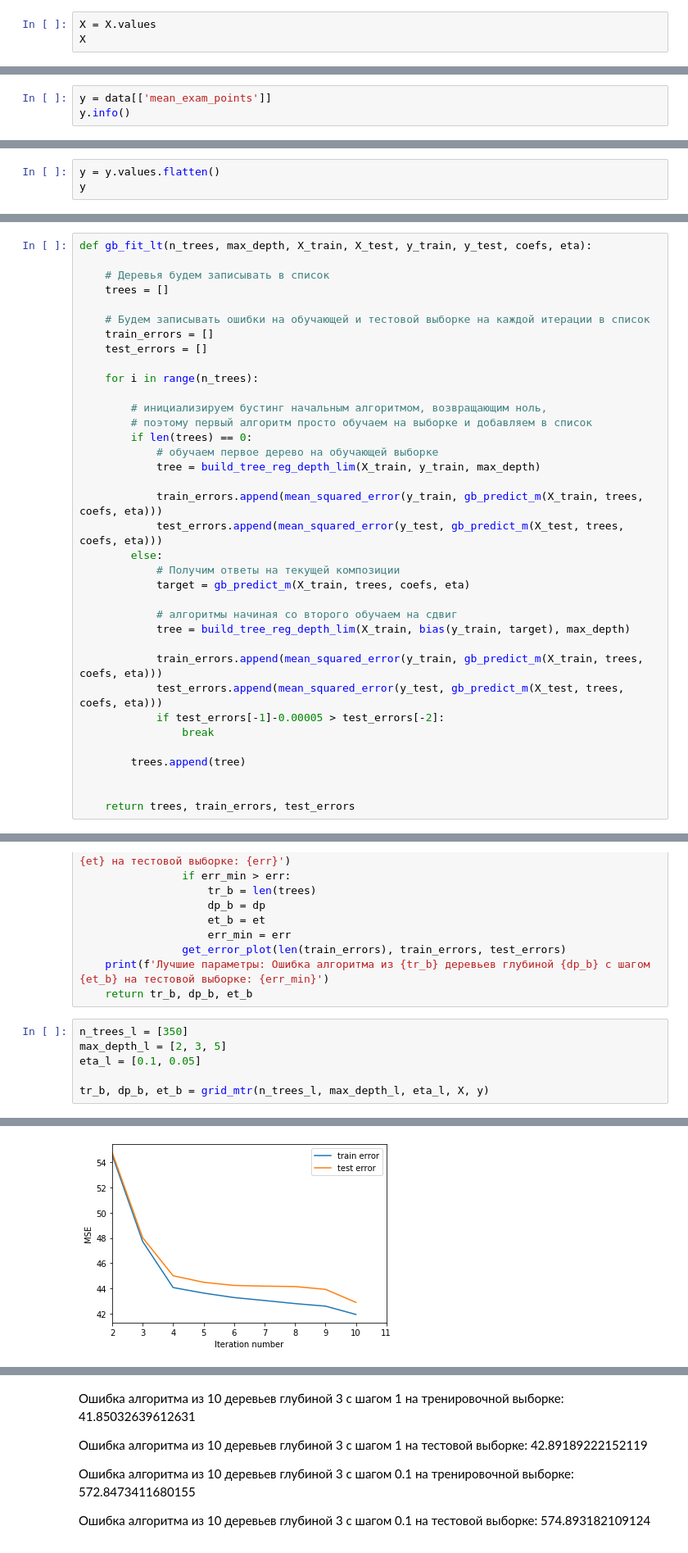
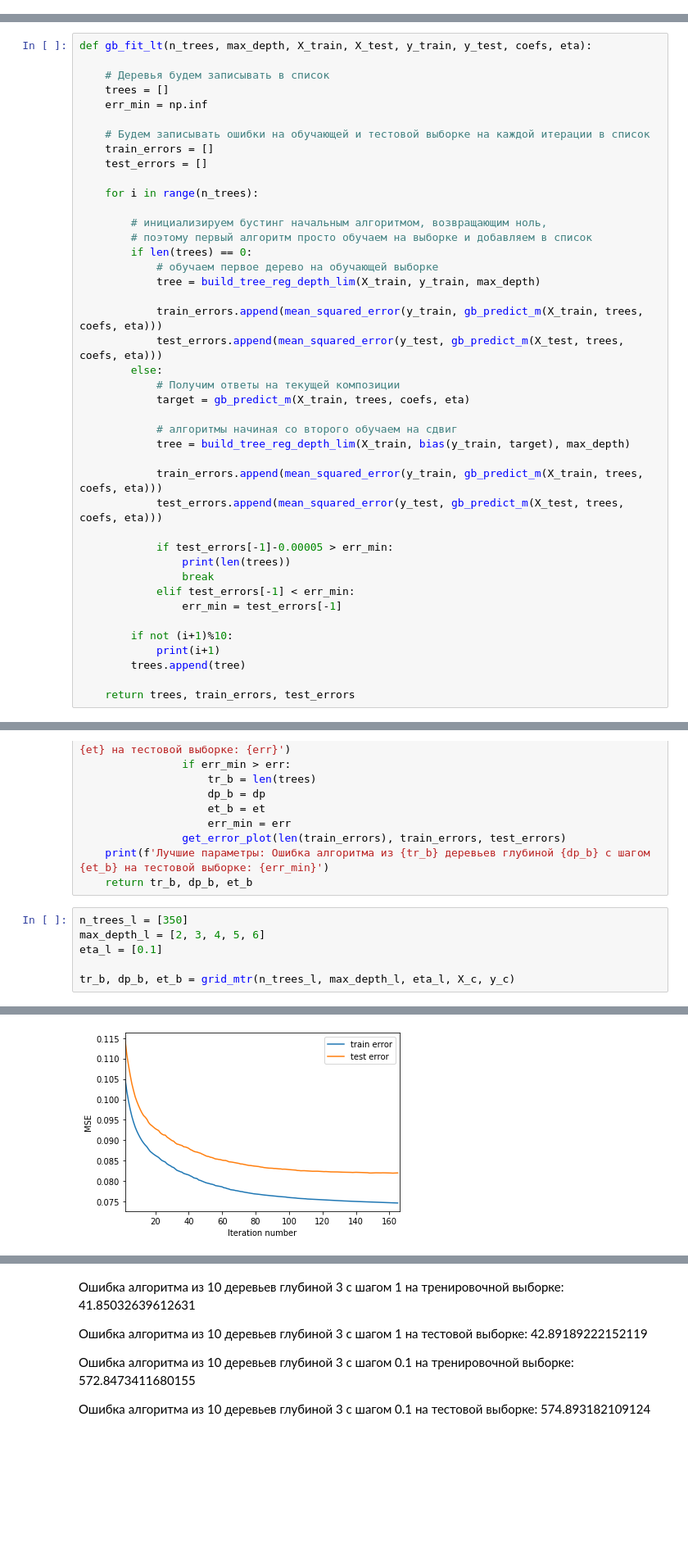
Before and after one commit to VitalyGladyshev/Data-Aanalysis-Algorithms, a Jupyter notebook: Гладышев ААД ДЗ 8.ipynb, the cells around one changed output, grey strips where cells are left out. Shown at 82% size. Drawn from its saved outputs; the diff is of its cells as text; blank space fills up the shorter version.

```diff
--- a/Гладышев ААД ДЗ 8.ipynb
+++ b/Гладышев ААД ДЗ 8.ipynb
@@ -94,3 +154,0 @@ memory usage: 781.3 KB
-# %%
-X = X.values
-X
@@ -105,3 +154,0 @@ array([[4.00e+01, 0.00e+00, 1.40e+03, ..., 0.00e+00, 1.00e+00, 0.00e+00],
-# %%
-y = data[['mean_exam_points']]
-y.info()
@@ -115,3 +154,0 @@ memory usage: 78.2 KB
-# %%
-y = y.values.flatten()
-y
@@ -234,6 +282,7 @@ def gb_fit_lt(n_trees, max_depth, X_train, X_test, y_train, y_test, coefs, eta):
 
     # Деревья будем записывать в список
     trees = []
+    err_min = np.inf
 
     # Будем записывать ошибки на обучающей и тестовой выборке на каждой итерации в список
     train_errors = []
@@ -258,12 +307,17 @@ def gb_fit_lt(n_trees, max_depth, X_train, X_test, y_train, y_test, coefs, eta):
 
             train_errors.append(mean_squared_error(y_train, gb_predict_m(X_train, trees, coefs, eta)))
             test_errors.append(mean_squared_error(y_test, gb_predict_m(X_test, trees, coefs, eta)))
-            if test_errors[-1]-0.00005 > test_errors[-2]:
+
+            if test_errors[-1]-0.00005 > err_min:
+                print(len(trees))
                 break
+            elif test_errors[-1] < err_min:
+                err_min = test_errors[-1]
 
+        if not (i+1)%10:
+            print(i+1)
         trees.append(tree)
 
-
     return trees, train_errors, test_errors
 # %%
 def get_error_plot(n_trees, train_err, test_err):
@@ -298,8 +352,8 @@ def grid_mtr(n_trees_l, max_depth_l, eta_l, X, y):
     return tr_b, dp_b, et_b
 # %%
 n_trees_l = [350]
-max_depth_l = [2, 3, 5]
-eta_l = [0.1, 0.05]
+max_depth_l = [2, 3, 4, 5, 6]
+eta_l = [0.1]
 
-tr_b, dp_b, et_b = grid_mtr(n_trees_l, max_depth_l, eta_l, X, y)
+tr_b, dp_b, et_b = grid_mtr(n_trees_l, max_depth_l, eta_l, X_c, y_c)
 # %% [output]
@@ -308 +379 @@ tr_b, dp_b, et_b = grid_mtr(n_trees_l, max_depth_l, eta_l, X, y)
-[figure, old version]
+[figure, new version]
```
Also changed, not shown: parts of 60 cells of this notebook.
